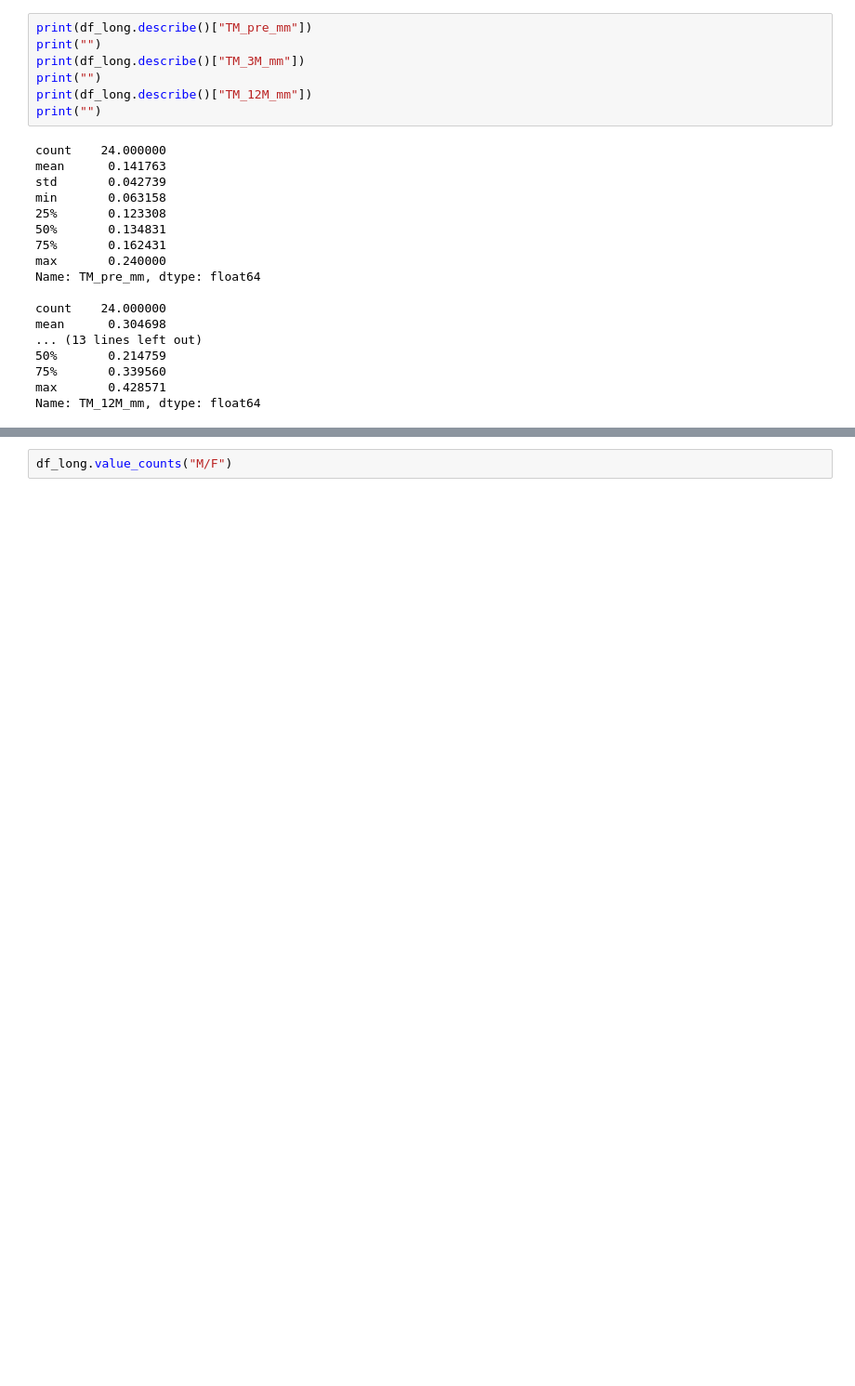
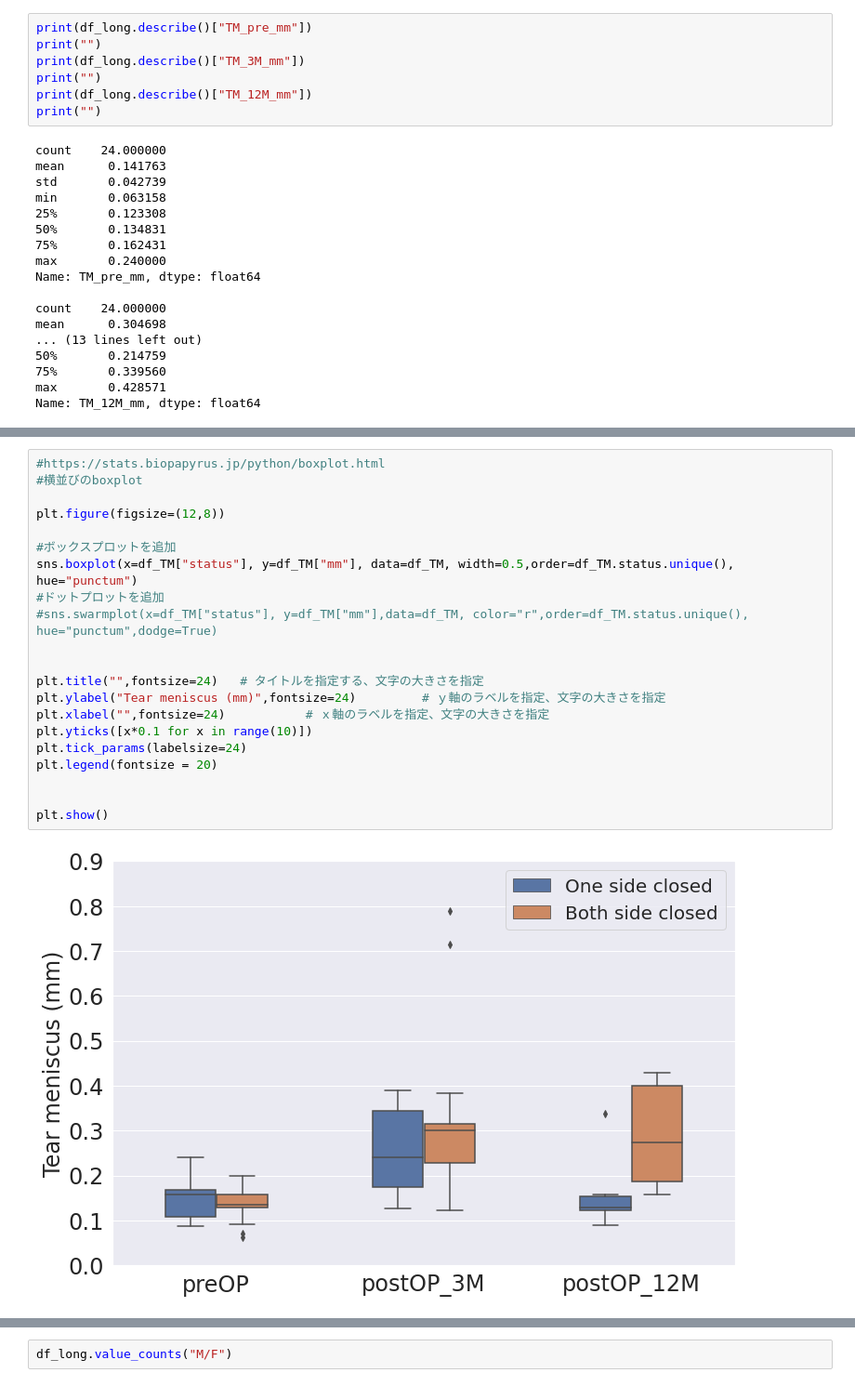
Before and after one commit to ykitaguchi77/statistics_for_articles, a Jupyter notebook: Canalicular_excision.ipynb, the cells around one changed output, grey strips where cells are left out. Shown at 93% size. Drawn from its saved outputs; the diff is of its cells as text; blank space fills up the shorter version.

```diff
--- a/Canalicular_excision.ipynb
+++ b/Canalicular_excision.ipynb
@@ -335,0 +426,23 @@ WilcoxonResult(statistic=88.0, pvalue=0.2171954808721165)
+# %%
+#https://stats.biopapyrus.jp/python/boxplot.html
+#横並びのboxplot
+
+plt.figure(figsize=(12,8))
+
+#ボックスプロットを追加
+sns.boxplot(x=df_TM["status"], y=df_TM["mm"], data=df_TM, width=0.5,order=df_TM.status.unique(), hue="punctum")
+#ドットプロットを追加
+#sns.swarmplot(x=df_TM["status"], y=df_TM["mm"],data=df_TM, color="r",order=df_TM.status.unique(), hue="punctum",dodge=True)
+
+
+plt.title("",fontsize=24)   # タイトルを指定する、文字の大きさを指定
+plt.ylabel("Tear meniscus (mm)",fontsize=24)         # ｙ軸のラベルを指定、文字の大きさを指定
+plt.xlabel("",fontsize=24)           # ｘ軸のラベルを指定、文字の大きさを指定
+plt.yticks([x*0.1 for x in range(10)])
+plt.tick_params(labelsize=24)
+plt.legend(fontsize = 20)
+
+
+plt.show()
+# %% [output]
+[figure, added]
```
Also changed, not shown: parts of 18 cells of this notebook.
